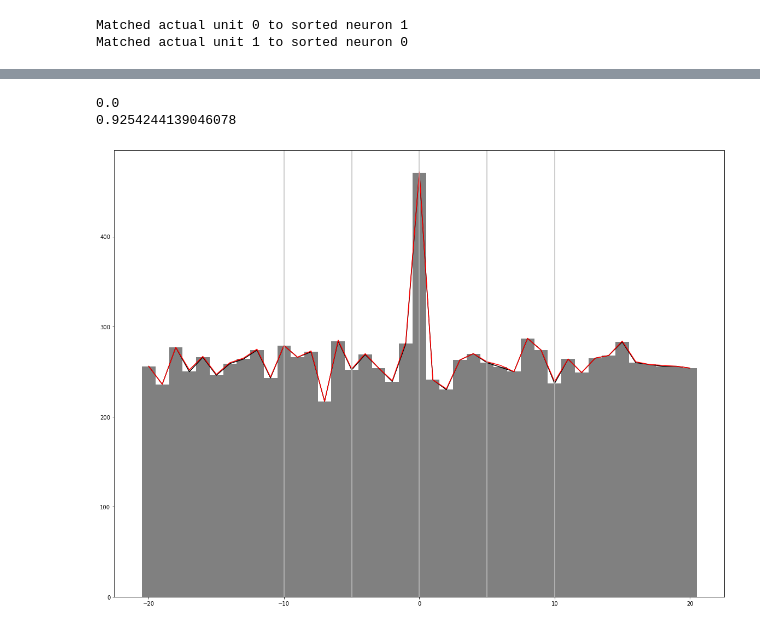
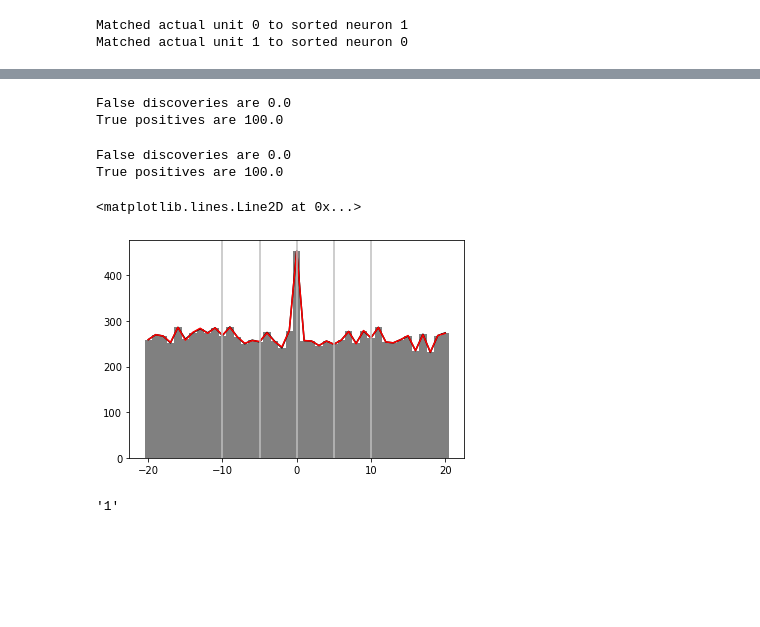
Before and after one commit to njh27/spikesorting_fullpursuit, a Jupyter notebook: demos/Test_Demo.ipynb, the cells around one changed output, grey strips where cells are left out. Saved outputs shown, nothing was run; the diff lists cells and outputs as text; code cells hidden in the pictures; blank space fills up the shorter version.

Commit message:
demo now prints and plots results

```diff
--- a/demos/Test_Demo.ipynb
+++ b/demos/Test_Demo.ipynb
@@ -231,0 +243,5 @@ Spike inds go from 398 to 1199449
+# %%
+fname_sorted_data = "/Users/Nate/gitprojects/fbp_paper/sorted_neurons.pickle"
+# %%
+with open(fname_sorted_data, 'rb') as fp:
+    neurons = pickle.load(fp)
@@ -232 +257,5 @@ Spike inds go from 398 to 1199449
+# %%
+fname_sorted_data = "/Users/Nate/gitprojects/fbp_paper/test_ground_truth.pickle"
+with open(fname_sorted_data, 'rb') as fp:
+    ground_truth = pickle.load(fp)
 # %%
@@ -235,0 +263,15 @@ ModuleNotFoundError: No module named 'fbp'
+# %%
+# Match the ground truth units to the sorted neurons with the most true positives
+test_match_to_neurons = {}
+for test_num in range(0, len(ground_truth)):
+    max_true_positives = -np.inf
+    for unit_num in range(0, len(neurons)):
+        overlapping_spike_bool = fbp.analyze_spike_timing.find_overlapping_spike_bool(ground_truth[test_num],
+                                                                                      neurons[unit_num]['spike_indices'], overlap_tol=10)
+        true_positives = np.count_nonzero(overlapping_spike_bool)
+        if true_positives > max_true_positives:
+            max_true_positives = true_positives
+            test_match_to_neurons[test_num] = unit_num
+
+for test_num in range(0, len(ground_truth)):
+    print("Matched actual unit", test_num, "to sorted neuron", test_match_to_neurons[test_num])
@@ -236,26 +291,47 @@ ModuleNotFoundError: No module named 'fbp'
+# %%
+# Print true positive and false discoveries for best matching to ground truth neuron 1
+ground_truth_unit = 0
+tol_inds = 10 # Match within a tolerance of 10 time samples
+overlapping_spike_bool = fbp.analyze_spike_timing.find_overlapping_spike_bool(ground_truth[ground_truth_unit], neurons[test_match_to_neurons[ground_truth_unit]]['spike_indices'], overlap_tol=tol_inds)
+true_positives = np.count_nonzero(overlapping_spike_bool)
+
+print("False discoveries are", 100 * (neurons[test_match_to_neurons[ground_truth_unit]]['spike_indices'].size - true_positives) / neurons[test_match_to_neurons[ground_truth_unit]]['spike_indices'].size)
+print("True positives are", 100 * true_positives / ground_truth[ground_truth_unit].size)
+# %% [output]
+False discoveries are 0.0
+True positives are 100.0
+# %%
+# Print true positive and false discoveries for best matching to ground truth neuron 2
+ground_truth_unit = 1
+tol_inds = 10 # Match within a tolerance of 10 time samples
+overlapping_spike_bool = fbp.analyze_spike_timing.find_overlapping_spike_bool(ground_truth[ground_truth_unit], neurons[test_match_to_neurons[ground_truth_unit]]['spike_indices'], overlap_tol=tol_inds)
+true_positives = np.count_nonzero(overlapping_spike_bool)
+
+print("False discoveries are", 100 * (neurons[test_match_to_neurons[ground_truth_unit]]['spike_indices'].size - true_positives) / neurons[test_match_to_neurons[ground_truth_unit]]['spike_indices'].size)
+print("True positives are", 100 * true_positives / ground_truth[ground_truth_unit].size)
+# %% [output]
+False discoveries are 0.0
+True positives are 100.0
 # %%
-counts, time_axis = fbp.analyze_spike_timing.zero_symmetric_ccg(neurons[num_1]['spike_indices'], neurons[num_2]['spike_indices'], 20*40, 40)
-center_ind = np.nonzero([time_axis == 0])[1][0]
-if num_1 == num_2:
-    counts[center_ind] = 0
+# Plot the CCG between the sorted units and the ground truth units for comparison
+counts, time_axis = fbp.analyze_spike_timing.zero_symmetric_ccg(neurons[test_match_to_neurons[0]]['spike_indices'],
+                                                                neurons[test_match_to_neurons[1]]['spike_indices'], 20*40, 40)
 plt.bar(time_axis, counts, width=1, color=[.5, .5, .5])
 plt.plot(time_axis, counts, color='k')
 
 # CCG for actual data for comparison
-counts, time_axis = fbp.analyze_spike_timing.zero_symmetric_ccg(test_data.actual_IDs[test_match1], test_data.actual_IDs[test_match2], 20*40, 40)
+counts, time_axis = fbp.analyze_spike_timing.zero_symmetric_ccg(ground_truth[0], ground_truth[1], 20*40, 40)
 plt.plot(time_axis, counts, color='r')
 
 plt.axvline(0, color=[.75, .75, .75])
 plt.axvline(10, color=[.75, .75, .75])
 plt.axvline(-10, color=[.75, .75, .75])
 plt.axvline(5, color=[.75, .75, .75])
 plt.axvline(-5, color=[.75, .75, .75])
-# plt.ylim(0, 400)
-fig = plt.gcf()
-fig.set_size_inches(20, 15)
-print(neurons[num_neuron]['fraction_mua'])
-print(counts[center_ind + 1] / np.mean(counts[center_ind+2:]))
 # %% [output]
-0.0
-0.9254244139046078
+<matplotlib.lines.Line2D at 0x...>
-[figure, old version]
+[figure, new version]
+# %%
+str(1)
+# %% [output]
+'1'
```
Also changed, not shown: parts of 14 cells of this notebook, 4 other files.
